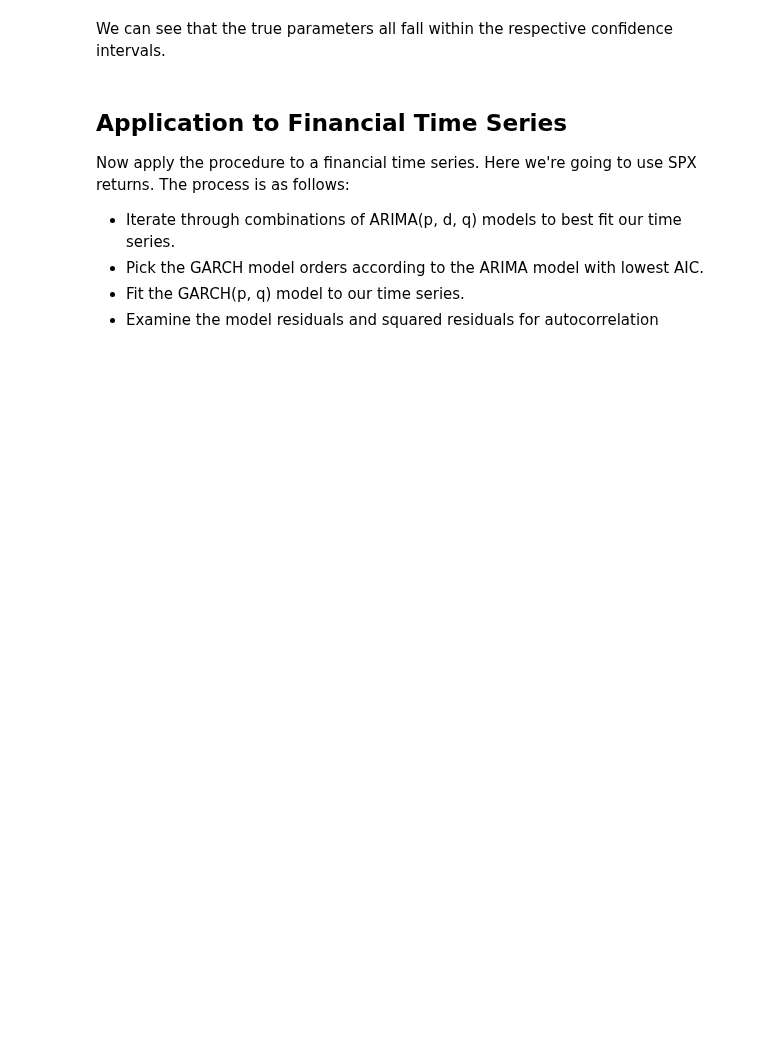
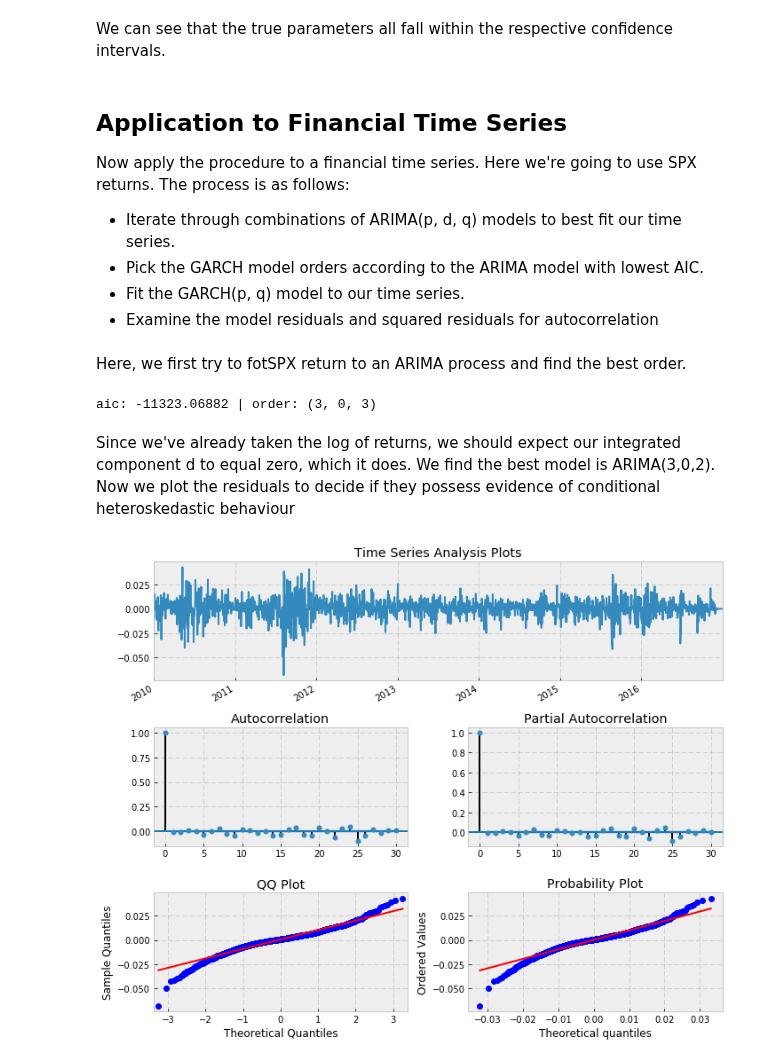
Before and after one commit to Auquan/Tutorials, a Jupyter notebook: Time Series Analysis - 4.ipynb, the cells around one changed output. Cells and saved outputs as stored; diff of their text form; code cells hidden in the pictures; blank space fills up the shorter version.

```diff
--- a/Time Series Analysis - 4.ipynb
+++ b/Time Series Analysis - 4.ipynb
@@ -32,9 +32,9 @@ import matplotlib as mpl
 # %%
 import auquanToolbox.dataloader as dl
 
-end = '2015-01-01'
-start = '2007-01-01'
-symbols = ['SPX','DOW','AAPL','MSFT']
+end = '2017-01-01'
+start = '2010-01-01'
+symbols = ['SPX']
 data = dl.load_data_nologs('nasdaq', symbols , start, end)['ADJ CLOSE']
 # log returns
 lrets = np.log(data/data.shift(1)).dropna()
@@ -220,3 +226,41 @@ Now apply the procedure to a financial time series. Here we're going to use SPX
 * Pick the GARCH model orders according to the ARIMA model with lowest AIC.
 * Fit the GARCH(p, q) model to our time series.
 * Examine the model residuals and squared residuals for autocorrelation
+# %% [markdown]
+Here, we first try to fotSPX return to an ARIMA process and find the best order.
+# %%
+def _get_best_model(TS):
+    best_aic = np.inf
+    best_order = None
+    best_mdl = None
+
+    pq_rng = range(5) # [0,1,2,3,4]
+    d_rng = range(2) # [0,1]
+    for i in pq_rng:
+        for d in d_rng:
+            for j in pq_rng:
+                try:
+                    tmp_mdl = smt.ARIMA(TS, order=(i,d,j)).fit(
+                        method='mle', trend='nc'
+                    )
+                    tmp_aic = tmp_mdl.aic
+                    if tmp_aic < best_aic:
+                        best_aic = tmp_aic
+                        best_order = (i, d, j)
+                        best_mdl = tmp_mdl
+                except: continue
+    print('aic: {:6.5f} | order: {}'.format(best_aic, best_order))
+    return best_aic, best_order, best_mdl
+
+# Notice I've selected a specific time period to run this analysis
+TS = lrets.SPX
+res_tup = _get_best_model(TS)
+# %% [output]
+aic: -11323.06882 | order: (3, 0, 3)
+# %% [markdown]
+Since we've already taken the log of returns, we should expect our integrated component d to equal zero, which it does. We find the best model is ARIMA(3,0,2).
+Now we plot the residuals to decide if they possess evidence of conditional heteroskedastic behaviour
+# %%
+tsplot(res_tup[2].resid, lags=30)
+# %% [output]
+[figure, added]
```
Also changed, not shown: parts of 13 cells of this notebook.
